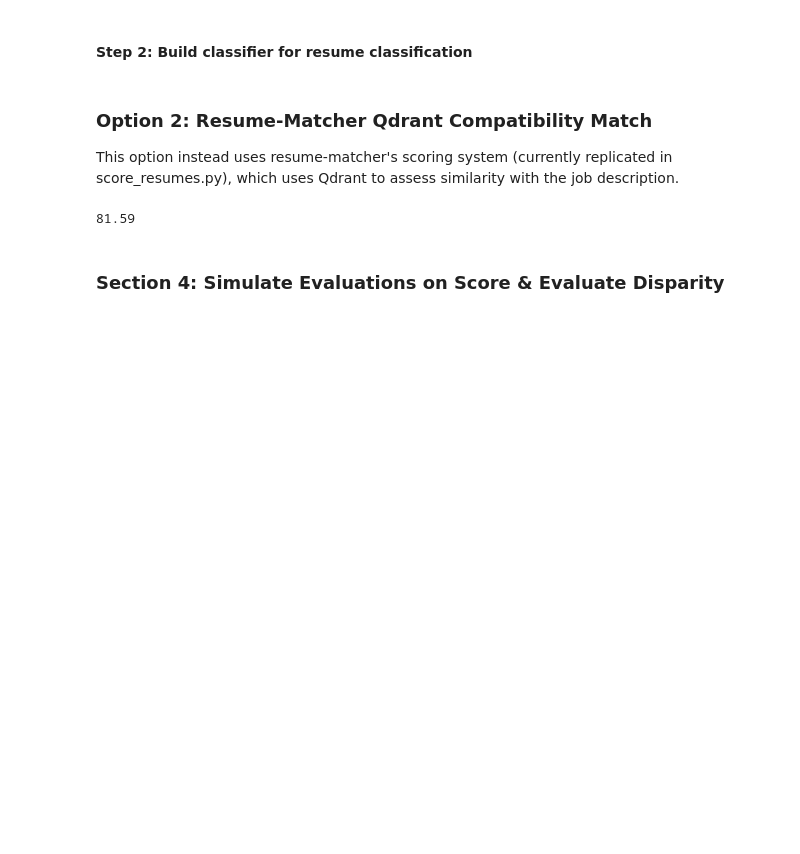
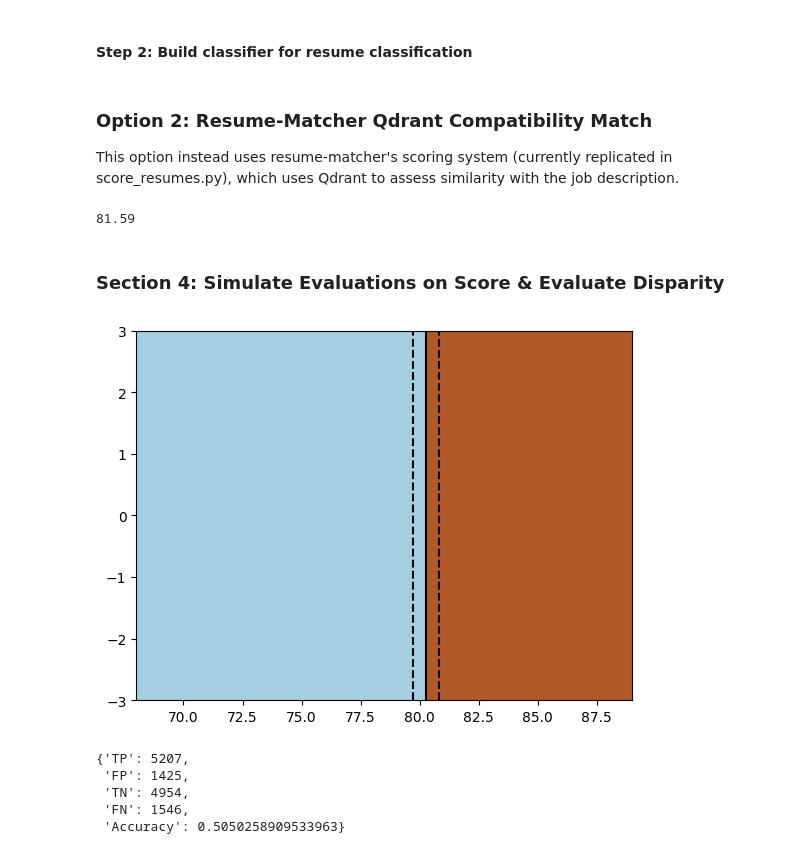
Before and after one commit to heyyjudes/llm-hiring-ecosystem, a Jupyter notebook: resume-experiments.ipynb, the cells around one changed output. Drawn from its saved outputs; the diff is of its cells as text; code cells hidden in the pictures; blank space fills up the shorter version.

```diff
--- a/resume-experiments.ipynb
+++ b/resume-experiments.ipynb
@@ -322,0 +303,49 @@ plt.show()
+# %%
+def plot_threshold(output_model, X, Y):
+    w = output_model.coef_[0]
+    x_0 = -output_model.intercept_[0]/w[0]
+    margin = w[0]
+    plt.figure()
+    x_min, x_max = np.floor(min([i[0] for i in X])), np.ceil(max([i[0] for i in X]))
+    y_min, y_max = -3, 3
+    yy = np.linspace(y_min, y_max)
+    XX, YY = np.mgrid[x_min:x_max:200j, y_min:y_max:200j]
+    Z = output_model.predict(np.c_[XX.ravel(), np.zeros(XX.size)]).reshape(XX.shape)
+    plt.pcolormesh(XX, YY, Z, cmap=plt.cm.Paired)
+    plt.plot(x_0*np.ones(shape=yy.shape), yy, 'k-')
+    plt.plot(x_0*np.ones(shape=yy.shape) - margin, yy, 'k--')
+    plt.plot(x_0*np.ones(shape=yy.shape) + margin, yy, 'k--')
+    plt.scatter(pos, np.zeros(shape=pos.shape), s=80, marker='o', facecolors='none')
+    plt.scatter(neg, np.zeros(shape=neg.shape), s=80, marker='^', facecolors='none')
+    plt.xlim(x_min, x_max)
+    plt.ylim(y_min, y_max)
+    plt.show()
+
+def model_metrics(output_model, X, Y):
+    TP = 0
+    FP = 0
+    TN = 0
+    FN = 0
+    y_hat = list(output_model.predict(X))
+    for i in range(len(y_hat)):
+        if Y[i]==y_hat[i]==1:
+           TP += 1
+        if y_hat[i]==1 and Y[i]!=y_hat[i]:
+           FP += 1
+        if Y[i]==y_hat[i]==0:
+           TN += 1
+        if y_hat[i]==0 and Y[i]!=y_hat[i]:
+           FN += 1
+    return{"TP": TP, "FP":FP, "TN":TN, "FN":FN, "Accuracy":(TP+FP)/len(Y)}
+# %%
+scored_resumes = pd.read_csv("data/PM_1_QA_0_DoordashPM-Scored_Resumes.csv")
+threshold_outputs = train_model(scored_resumes, "DoorDash PM Score")
+plot_threshold(threshold_outputs[0], threshold_outputs[1], threshold_outputs[2])
+model_metrics(threshold_outputs[0], threshold_outputs[1], threshold_outputs[2])
+# %% [output]
+[figure, added]
+{'TP': 5207,
+ 'FP': 1425,
+ 'TN': 4954,
+ 'FN': 1546,
+ 'Accuracy': 0.5050258909533963}
```
Also changed, not shown: parts of 4 cells of this notebook.
